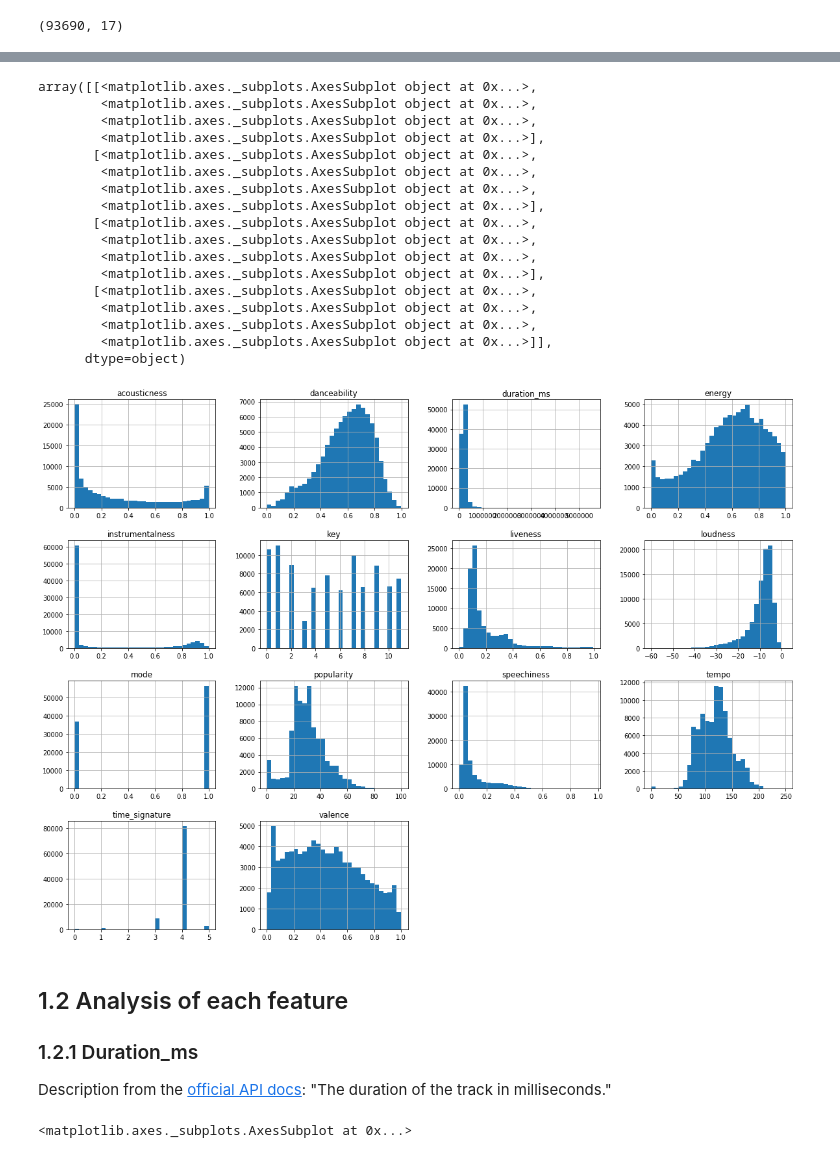
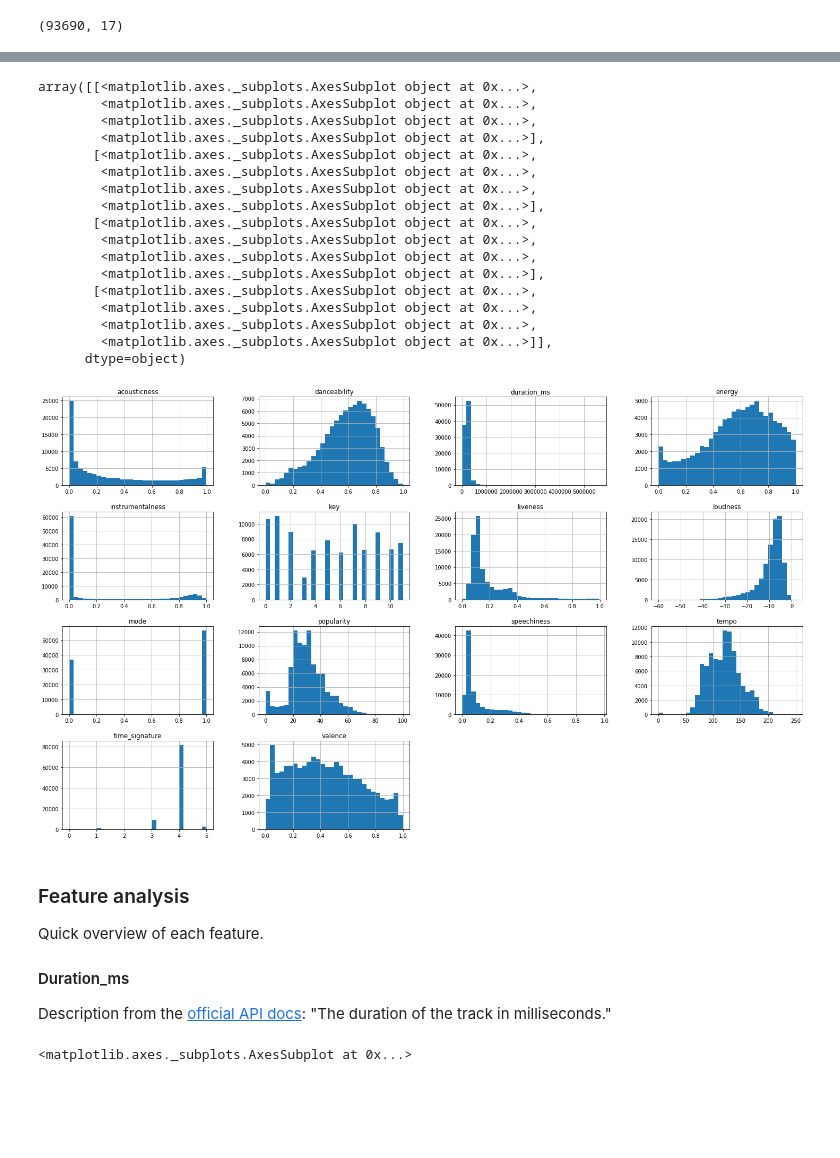
Before and after one commit to tgel0/data-science-portfolio, a Jupyter notebook: Notebooks/SpotifyUnsupervised.ipynb, the cells around one changed output, grey strips where cells are left out. Saved outputs shown, nothing was run; the diff lists cells and outputs as text; code cells hidden in the pictures; blank space fills up the shorter version.

```diff
--- a/Notebooks/SpotifyUnsupervised.ipynb
+++ b/Notebooks/SpotifyUnsupervised.ipynb
@@ -85,30 +79,32 @@ df.describe()
 | 75% | 38.000000 | 0.591000 | 0.728000 | 2.410832e+05 | 0.781000 | 0.498000 | 8.000000 | 0.233000 | ... |
 | max | 100.000000 | 0.996000 | 0.996000 | 5.610020e+06 | 1.000000 | 1.000000 | 11.000000 | 0.996000 | ... |
 # %%
-df.hist(bins=30, figsize=(20,15))
+df.hist(bins=30, figsize=(25,15))
 # %% [output]
 array([[<matplotlib.axes._subplots.AxesSubplot object at 0x...>,
         <matplotlib.axes._subplots.AxesSubplot object at 0x...>,
         <matplotlib.axes._subplots.AxesSubplot object at 0x...>,
         <matplotlib.axes._subplots.AxesSubplot object at 0x...>],
        [<matplotlib.axes._subplots.AxesSubplot object at 0x...>,
         <matplotlib.axes._subplots.AxesSubplot object at 0x...>,
         <matplotlib.axes._subplots.AxesSubplot object at 0x...>,
         <matplotlib.axes._subplots.AxesSubplot object at 0x...>],
        [<matplotlib.axes._subplots.AxesSubplot object at 0x...>,
         <matplotlib.axes._subplots.AxesSubplot object at 0x...>,
         <matplotlib.axes._subplots.AxesSubplot object at 0x...>,
         <matplotlib.axes._subplots.AxesSubplot object at 0x...>],
        [<matplotlib.axes._subplots.AxesSubplot object at 0x...>,
         <matplotlib.axes._subplots.AxesSubplot object at 0x...>,
         <matplotlib.axes._subplots.AxesSubplot object at 0x...>,
         <matplotlib.axes._subplots.AxesSubplot object at 0x...>]],
       dtype=object)
-[figure, old version]
+[figure, new version]
 # %% [markdown]
-## 1.2 Analysis of each feature
+### Feature analysis
 
-### 1.2.1 Duration_ms
+Quick overview of each feature.
+
+#### Duration_ms
 Description from the [official API docs](https://beta.developer.spotify.com/documentation/web-api/reference/tracks/get-several-audio-features/): "The duration of the track in milliseconds."
 # %%
 plt.figure(figsize=(25,5))
```
Also changed, not shown: parts of 81 cells of this notebook.
